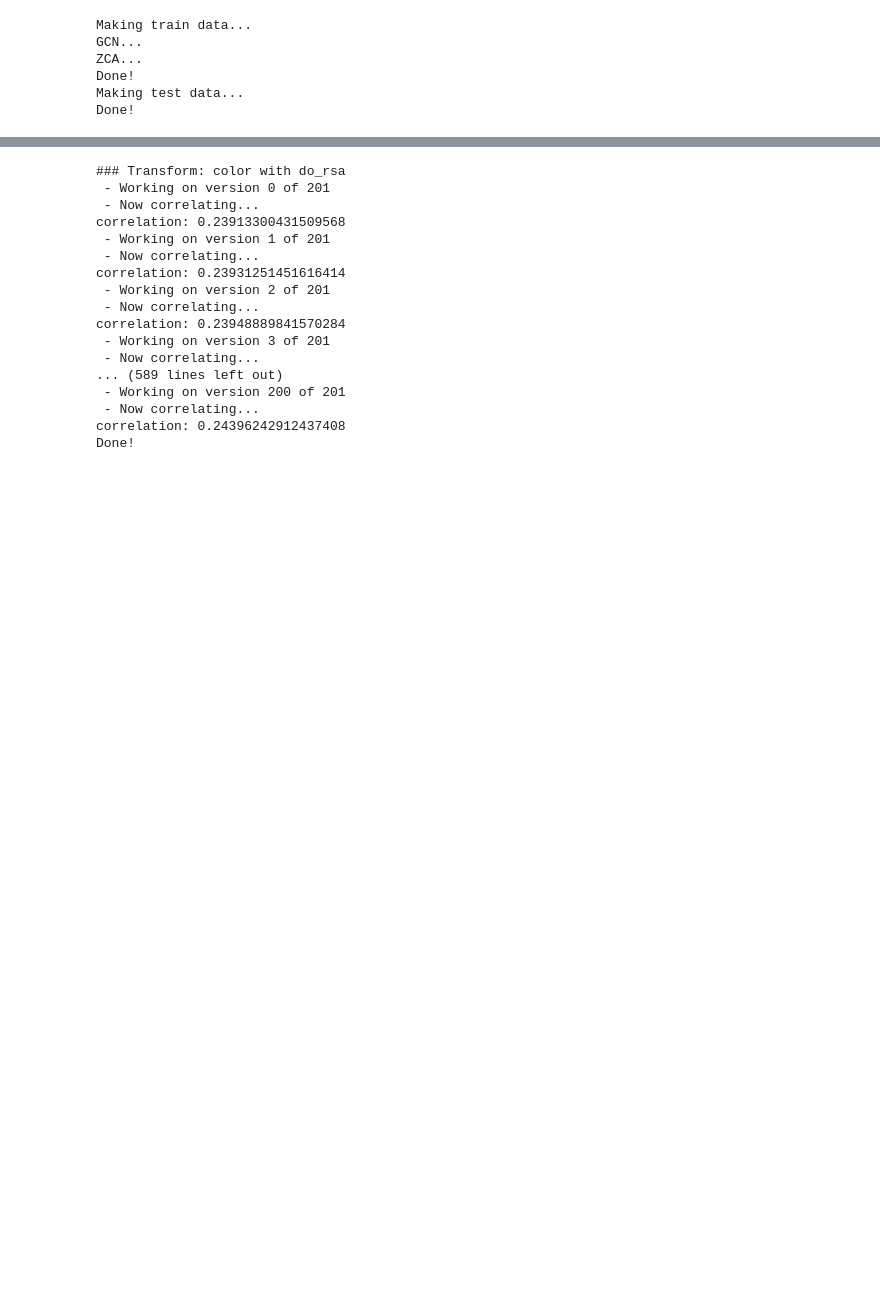
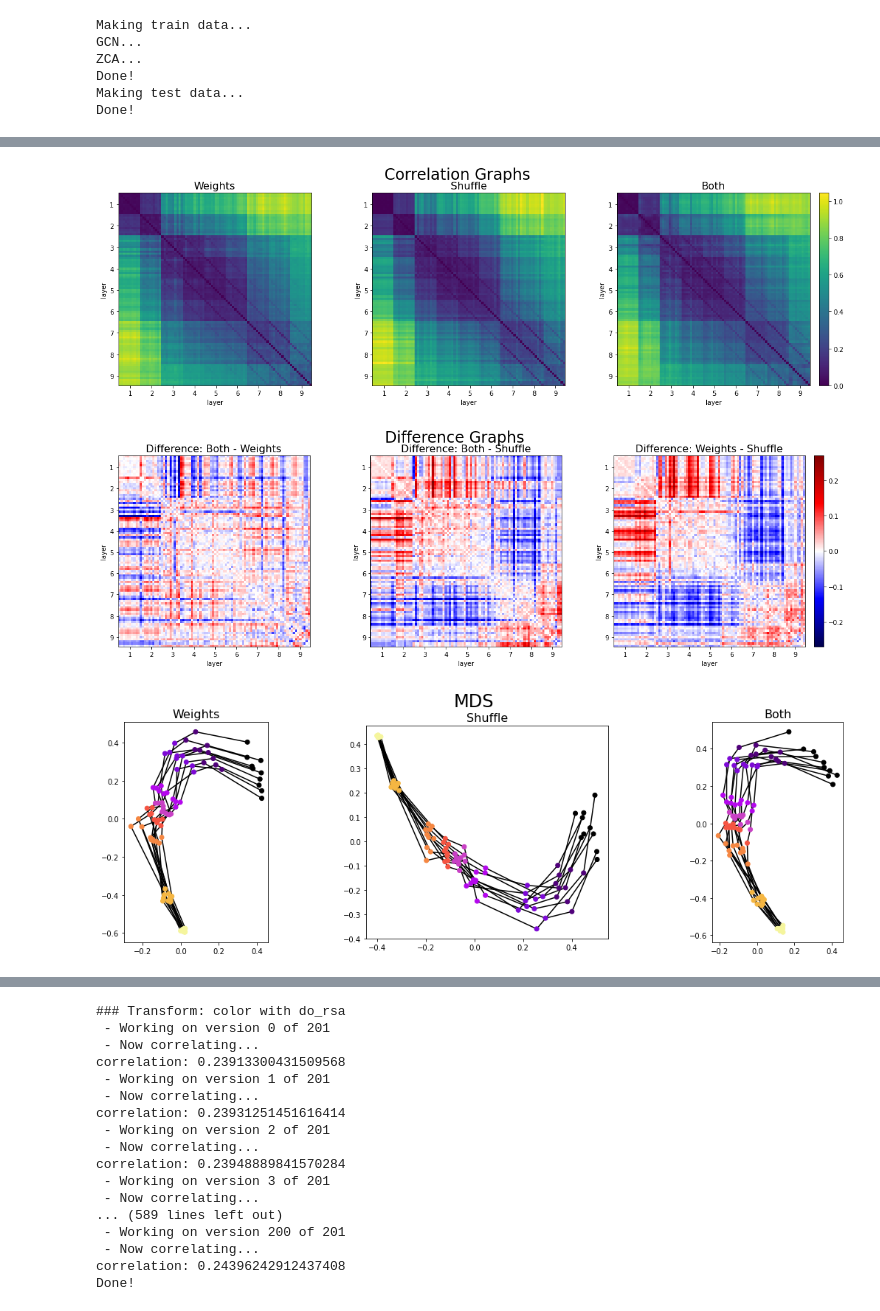
Before and after one commit to VandyCatLab/modelzoo, a Jupyter notebook: notebooks/Correlations.ipynb, the cells around one changed output, grey strips where cells are left out. Cells and saved outputs as stored; diff of their text form; code cells hidden in the pictures; blank space fills up the shorter version.

Commit message:
Complete graphs for factorial experiment, add a sanity check file

```diff
--- a/notebooks/Correlations.ipynb
+++ b/notebooks/Correlations.ipynb
@@ -54,8 +126,8 @@ Done!
 '''
 Calculate RSA
 '''
-rsa_weights = analysis.correlate('RSA', '../outputs/models/primary/', x_predict)
-rsa_shuffle = analysis.correlate('RSA', '../outputs/models/shuffle_seed/', x_predict)
-# rsa_both = ...
+rsa_weights = 1 - analysis.correlate('RSA', '../outputs/models/primary/', x_predict)
+rsa_shuffle = 1 - analysis.correlate('RSA', '../outputs/models/shuffle_seed/', x_predict)
+rsa_both = 1 - analysis.correlate('RSA', '../outputs/models/both/', x_predict)
 # %% [output]
 **** Load and Preprocess Acts ****
@@ -189,0 +205,11 @@ mds_plot_helper('Shuffle', 1-pwcca_shuffle, max2)
+# %%
+'''
+Visualize RSA
+'''
+plot_triple_color(weights=rsa_weights, shuffle=rsa_shuffle, both=rsa_both)
+plot_triple_diff(weights=rsa_weights, shuffle=rsa_shuffle, both=rsa_both)
+plot_triple_mds(weights=rsa_weights, shuffle=rsa_shuffle, both=rsa_both)
+# %% [output]
+[figure, added]
+[figure, added]
+[figure, added]
```
Also changed, not shown: parts of 13 cells of this notebook, 2 other files.
